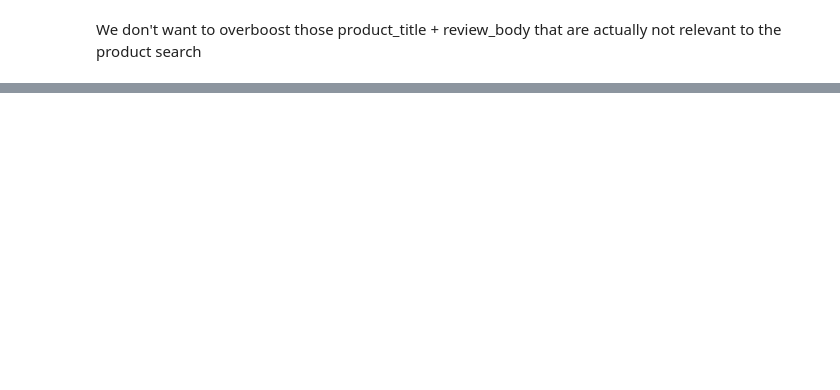
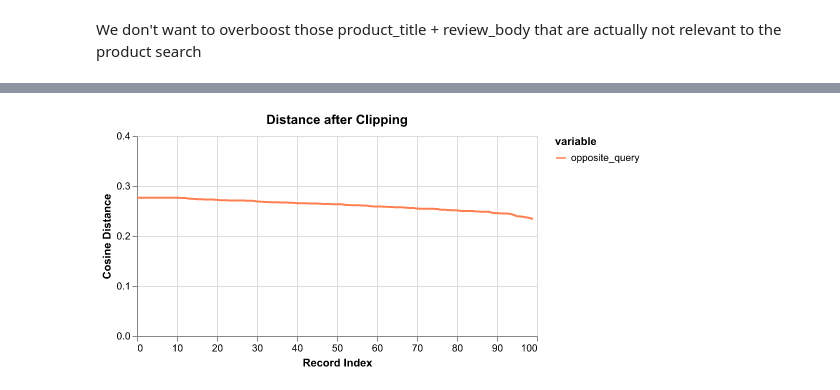
Before and after one commit to gen-exody/nes, a Jupyter notebook: notebooks/design_product_level_similarity_score.ipynb, the cells around one changed output, grey strips where cells are left out. Cells and saved outputs as stored; diff of their text form; code cells hidden in the pictures; blank space fills up the shorter version.

```diff
--- a/notebooks/design_product_level_similarity_score.ipynb
+++ b/notebooks/design_product_level_similarity_score.ipynb
@@ -315,0 +303,6 @@ plot_distances(df_copy)
+# %%
+chart = plot_distances(df_input=df_copy, title='Distance after Clipping')
+#chart.save('../resources/img/distance_after_clipping.png')
+Image.open('../resources/img/distance_after_clipping.png')
+# %% [output]
+[figure, added]
```
Also changed, not shown: parts of 4 cells of this notebook, 4 other files.
